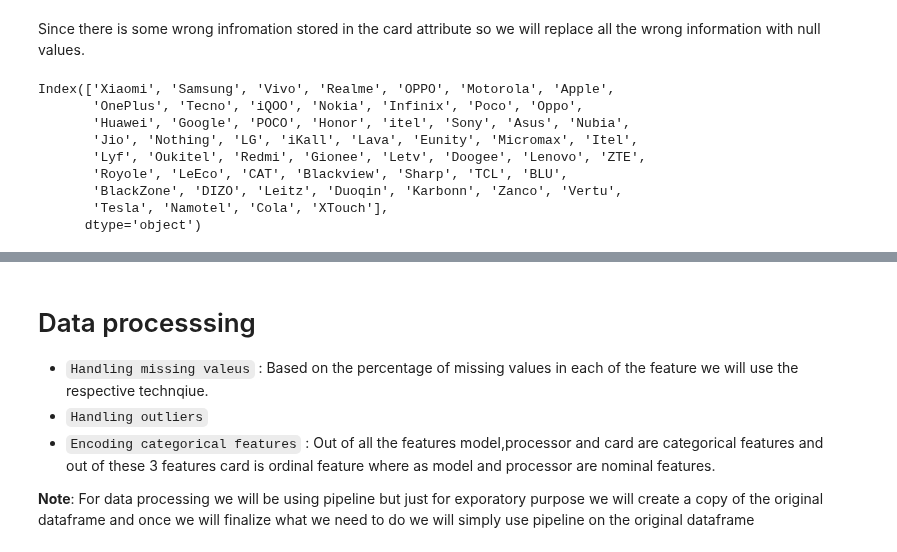
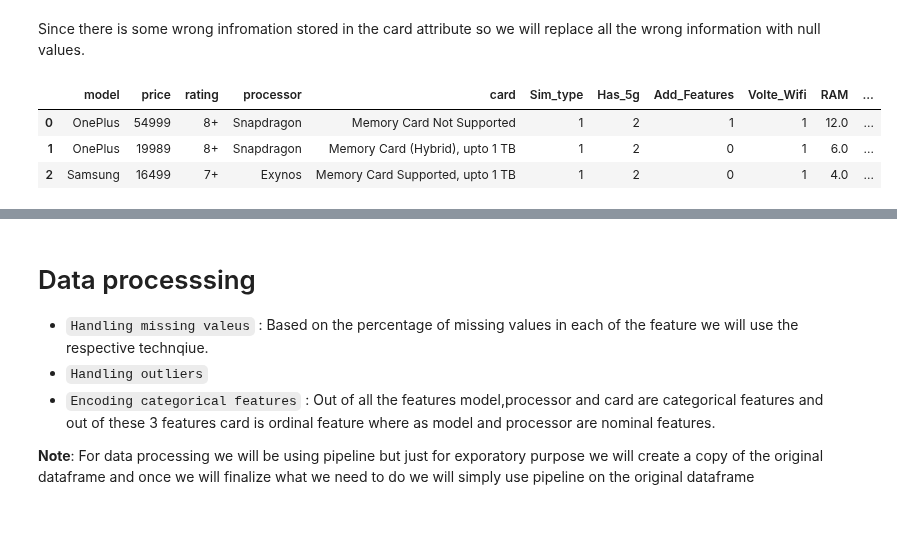
Before and after one commit to yuvraaj2002/AI_Projects, a Jupyter notebook: Smartphone_Price_Prediction/Code.ipynb, the cells around one changed output, grey strips where cells are left out. Cells and saved outputs as stored; diff of their text form; code cells hidden in the pictures; blank space fills up the shorter version.

```diff
--- a/Smartphone_Price_Prediction/Code.ipynb
+++ b/Smartphone_Price_Prediction/Code.ipynb
@@ -338,15 +338,10 @@ types = ['1', '4', 'SC9863A,', '32', '1.77', 'SC6531E,', '48','256', 'Single', '
 
 for type in types:
     df.loc[df["processor"] == type,"processor"] = "Snapdragon"
-# %%
-df['model'].value_counts().index
-# %% [output]
-Index(['Xiaomi', 'Samsung', 'Vivo', 'Realme', 'OPPO', 'Motorola', 'Apple',
-       'OnePlus', 'Tecno', 'iQOO', 'Nokia', 'Infinix', 'Poco', 'Oppo',
-       'Huawei', 'Google', 'POCO', 'Honor', 'itel', 'Sony', 'Asus', 'Nubia',
-       'Jio', 'Nothing', 'LG', 'iKall', 'Lava', 'Eunity', 'Micromax', 'Itel',
-       'Lyf', 'Oukitel', 'Redmi', 'Gionee', 'Letv', 'Doogee', 'Lenovo', 'ZTE',
-       'Royole', 'LeEco', 'CAT', 'Blackview', 'Sharp', 'TCL', 'BLU',
-       'BlackZone', 'DIZO', 'Leitz', 'Duoqin', 'Karbonn', 'Zanco', 'Vertu',
-       'Tesla', 'Namotel', 'Cola', 'XTouch'],
-      dtype='object')
+# %%
+df.head(3)
+# %% [output]
+|  | model | price | rating | processor | card | Sim_type | Has_5g | Add_Features | Volte_Wifi | RAM | ... |
+| 0 | OnePlus | 54999 | 8+ | Snapdragon | Memory Card Not Supported | 1 | 2 | 1 | 1 | 12.0 | ... |
+| 1 | OnePlus | 19989 | 8+ | Snapdragon | Memory Card (Hybrid), upto 1 TB | 1 | 2 | 0 | 1 | 6.0 | ... |
+| 2 | Samsung | 16499 | 7+ | Exynos | Memory Card Supported, upto 1 TB | 1 | 2 | 0 | 1 | 4.0 | ... |
```
Also changed, not shown: parts of 9 cells of this notebook.
